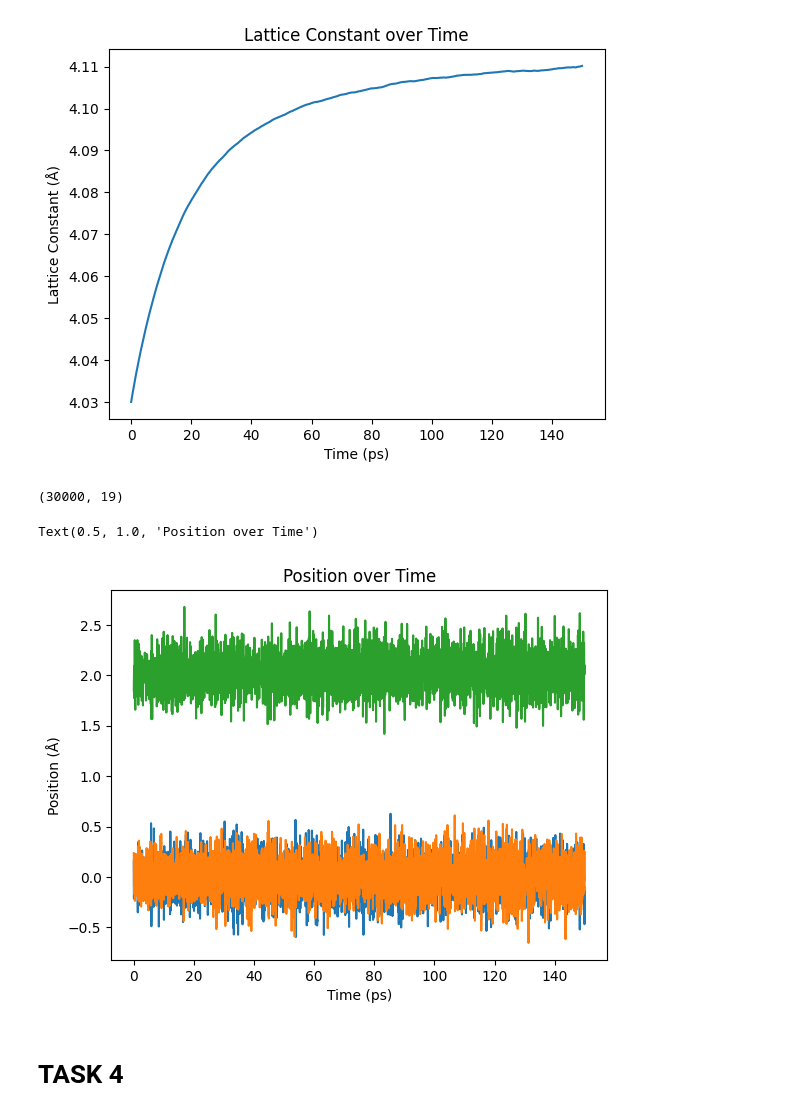
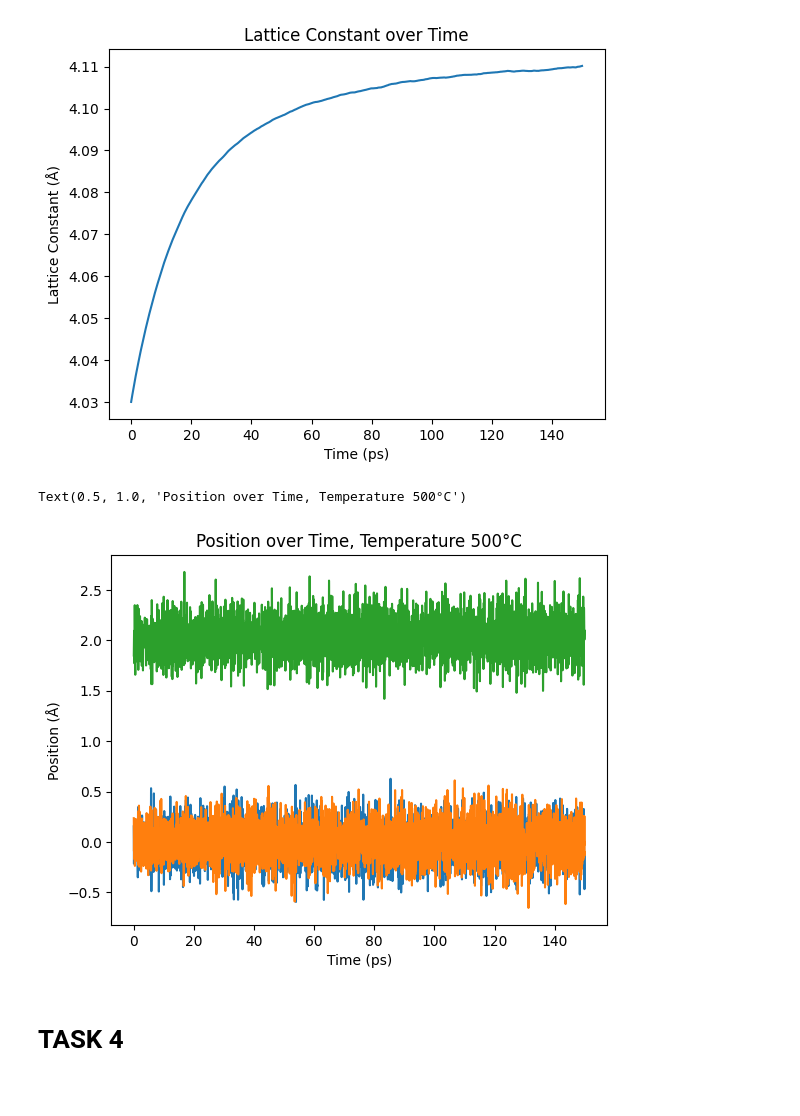
Before and after one commit to RichardBlucher/fka122-Exercises, a Jupyter notebook: fka122-Exercises1/Home-assignment/H1/visual.ipynb, the cells around one changed output. Saved outputs shown, nothing was run; the diff lists cells and outputs as text; code cells hidden in the pictures.

```diff
--- a/fka122-Exercises1/Home-assignment/H1/visual.ipynb
+++ b/fka122-Exercises1/Home-assignment/H1/visual.ipynb
@@ -189,15 +189,14 @@ Text(0.5, 1.0, 'Lattice Constant over Time')
 # %%
 plt.plot(data_array[:,0], data_array[:,5], label='x-position')
 plt.plot(data_array[:,0], data_array[:,6], label='y-position')
 plt.plot(data_array[:,0], data_array[:,7], label='z-position')
 
 plt.xlabel('Time (ps)')
 plt.ylabel('Position (Å)')
-plt.title('Position over Time')
+plt.title('Position over Time, Temperature 500°C')
 # %% [output]
-(30000, 19)
+Text(0.5, 1.0, 'Position over Time, Temperature 500°C')
-Text(0.5, 1.0, 'Position over Time')
-[figure, old version]
+[figure, new version]
 # %% [markdown]
 # TASK 4
 # %%
```
Also changed, not shown: parts of 2 cells of this notebook, 4 other files.
